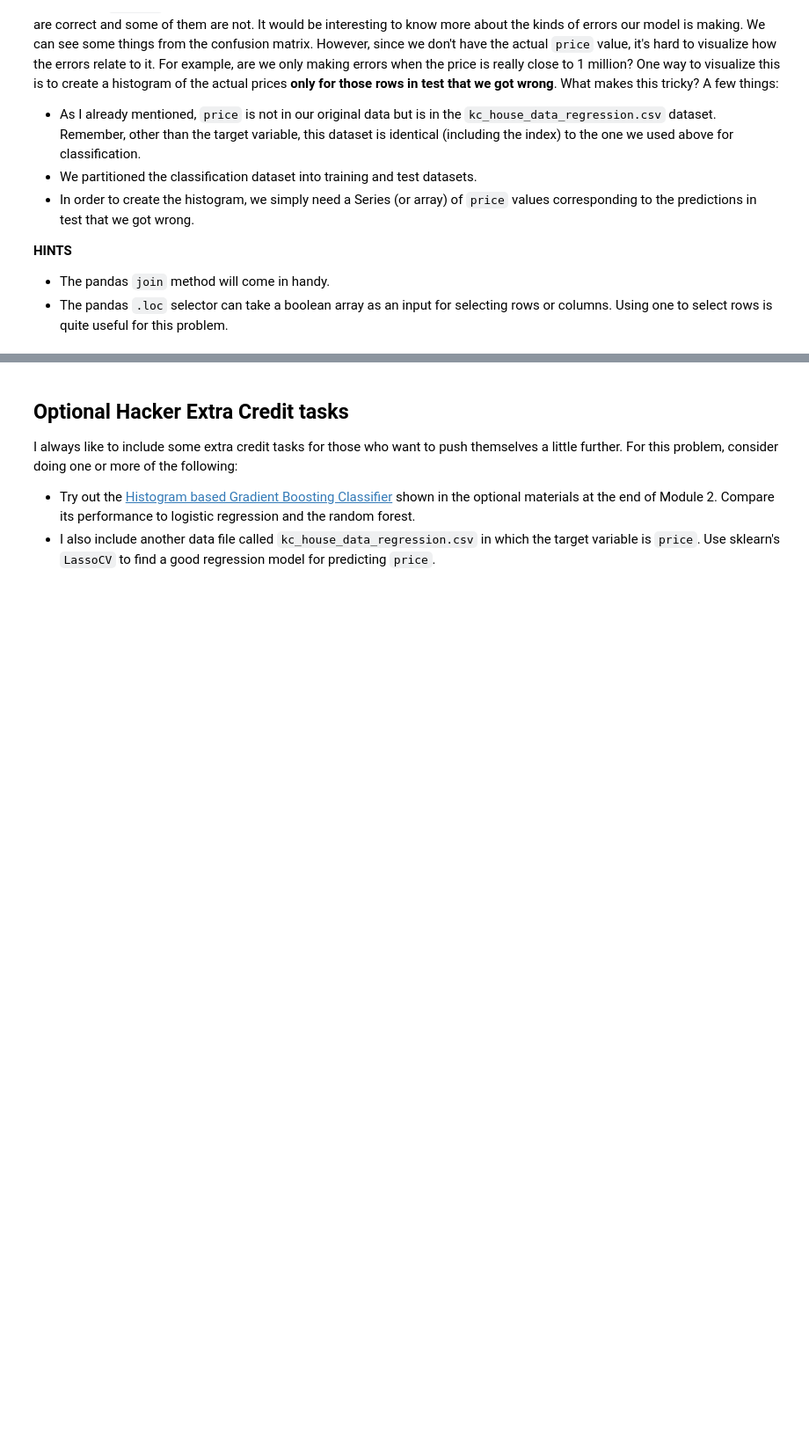
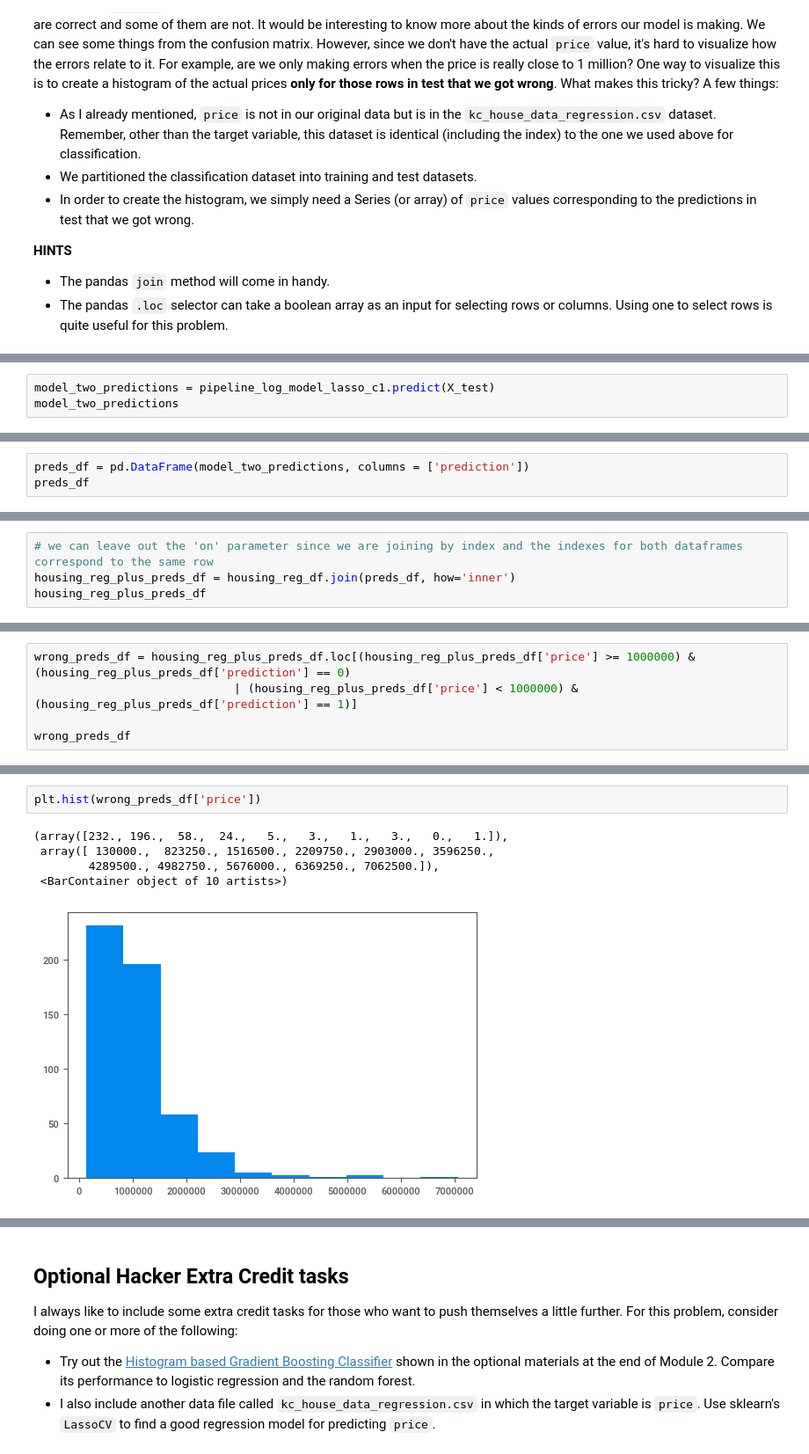
Before and after one commit to dimasmoosa/HW1_KC_HouseSales, a Jupyter notebook: aap_hw1_s22_sklearn.ipynb, the cells around one changed output, grey strips where cells are left out. Shown at 88% size. Cells and saved outputs as stored; diff of their text form; blank space fills up the shorter version.

```diff
--- a/aap_hw1_s22_sklearn.ipynb
+++ b/aap_hw1_s22_sklearn.ipynb
@@ -920,0 +962,3 @@ I also include another data file called `kc_house_data_regression.csv` in which
+# %%
+model_two_predictions = pipeline_log_model_lasso_c1.predict(X_test)
+model_two_predictions
@@ -920,0 +977,3 @@ I also include another data file called `kc_house_data_regression.csv` in which
+# %%
+preds_df = pd.DataFrame(model_two_predictions, columns = ['prediction'])
+preds_df
@@ -920,0 +994,4 @@ I also include another data file called `kc_house_data_regression.csv` in which
+# %%
+# we can leave out the 'on' parameter since we are joining by index and the indexes for both dataframes correspond to the same row
+housing_reg_plus_preds_df = housing_reg_df.join(preds_df, how='inner')
+housing_reg_plus_preds_df
@@ -920,0 +1014,5 @@ I also include another data file called `kc_house_data_regression.csv` in which
+# %%
+wrong_preds_df = housing_reg_plus_preds_df.loc[(housing_reg_plus_preds_df['price'] >= 1000000) & (housing_reg_plus_preds_df['prediction'] == 0)
+                             | (housing_reg_plus_preds_df['price'] < 1000000) & (housing_reg_plus_preds_df['prediction'] == 1)]
+
+wrong_preds_df
@@ -920,0 +1033,8 @@ I also include another data file called `kc_house_data_regression.csv` in which
+# %%
+plt.hist(wrong_preds_df['price'])
+# %% [output]
+(array([232., 196.,  58.,  24.,   5.,   3.,   1.,   3.,   0.,   1.]),
+ array([ 130000.,  823250., 1516500., 2209750., 2903000., 3596250.,
+        4289500., 4982750., 5676000., 6369250., 7062500.]),
+ <BarContainer object of 10 artists>)
+[figure, added]
```
Also changed, not shown: parts of 21 cells of this notebook.
